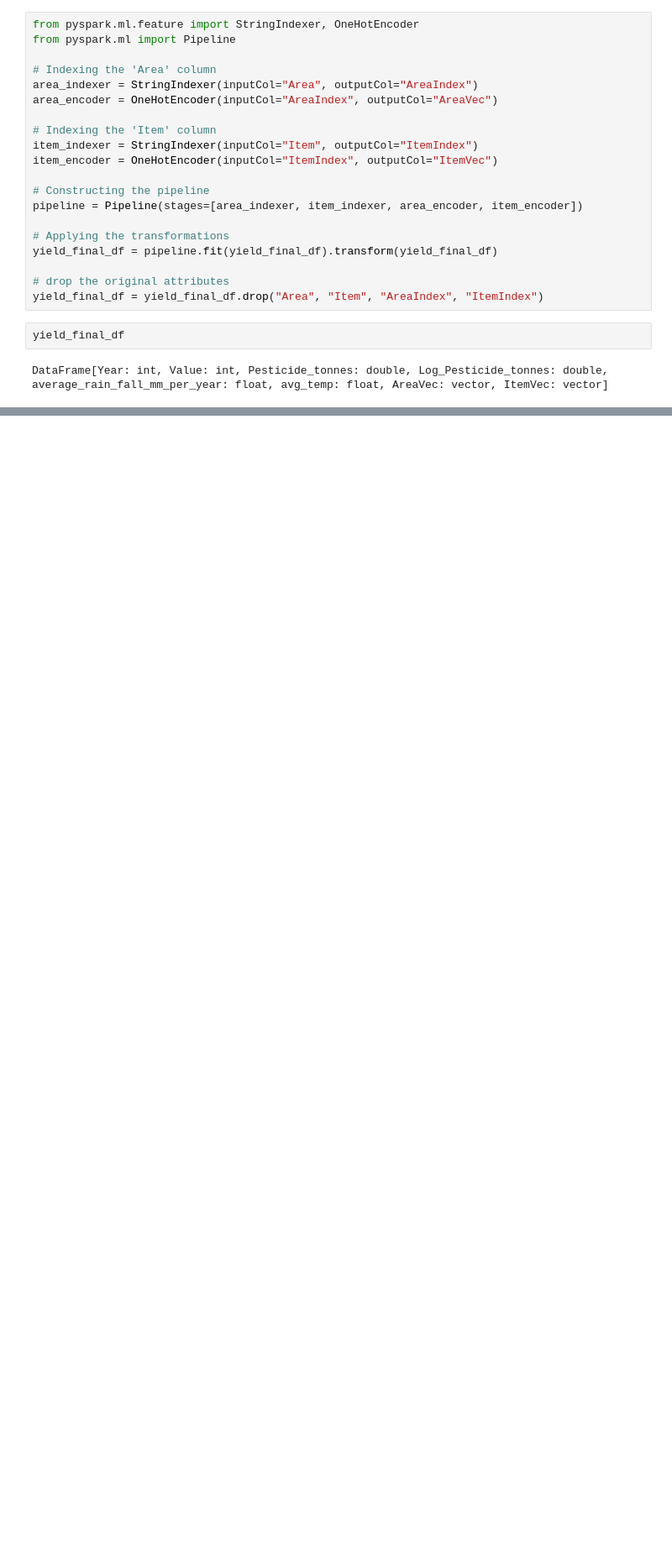
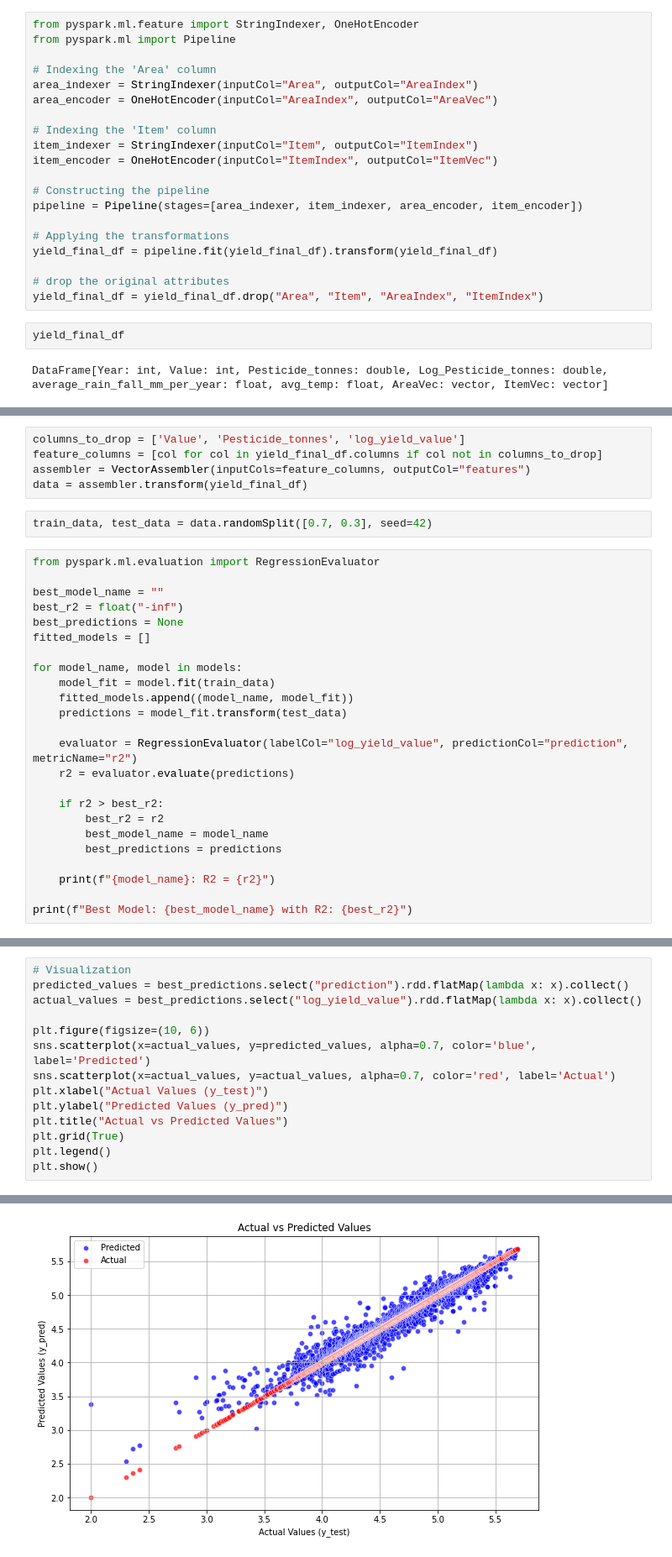
Before and after one commit to TuanyuZhou/Iteration4, a Jupyter notebook: Iteration4.ipynb, the cells around one changed output, grey strips where cells are left out. Shown: that part at 84% size. Drawn from its saved outputs; the diff is of its cells as text; blank space fills up the shorter version.

Commit message:
add data mining

```diff
--- a/Iteration4.ipynb
+++ b/Iteration4.ipynb
@@ -261,0 +323,31 @@ DataFrame[Value: int, Pesticide_tonnes: double, Log_Pesticide_tonnes: double, av
+# %%
+columns_to_drop = ['Value', 'Pesticide_tonnes', 'log_yield_value']
+feature_columns = [col for col in yield_final_df.columns if col not in columns_to_drop]
+assembler = VectorAssembler(inputCols=feature_columns, outputCol="features")
+data = assembler.transform(yield_final_df)
+# %%
+train_data, test_data = data.randomSplit([0.7, 0.3], seed=42)
+# %%
+from pyspark.ml.evaluation import RegressionEvaluator
+
+best_model_name = ""
+best_r2 = float("-inf")
+best_predictions = None
+fitted_models = []
+
+for model_name, model in models:
+    model_fit = model.fit(train_data)
+    fitted_models.append((model_name, model_fit))
+    predictions = model_fit.transform(test_data)
+
+    evaluator = RegressionEvaluator(labelCol="log_yield_value", predictionCol="prediction", metricName="r2")
+    r2 = evaluator.evaluate(predictions)
+
+    if r2 > best_r2:
+        best_r2 = r2
+        best_model_name = model_name
+        best_predictions = predictions
+
+    print(f"{model_name}: R2 = {r2}")
+
+print(f"Best Model: {best_model_name} with R2: {best_r2}")
@@ -261,0 +391,15 @@ DataFrame[Value: int, Pesticide_tonnes: double, Log_Pesticide_tonnes: double, av
+# %%
+# Visualization
+predicted_values = best_predictions.select("prediction").rdd.flatMap(lambda x: x).collect()
+actual_values = best_predictions.select("log_yield_value").rdd.flatMap(lambda x: x).collect()
+
+plt.figure(figsize=(10, 6))
+sns.scatterplot(x=actual_values, y=predicted_values, alpha=0.7, color='blue', label='Predicted')
+sns.scatterplot(x=actual_values, y=actual_values, alpha=0.7, color='red', label='Actual')
+plt.xlabel("Actual Values (y_test)")
+plt.ylabel("Predicted Values (y_pred)")
+plt.title("Actual vs Predicted Values")
+plt.grid(True)
+plt.legend()
+plt.show()
+# %% [output]
@@ -261,0 +407 @@ DataFrame[Value: int, Pesticide_tonnes: double, Log_Pesticide_tonnes: double, av
+[figure, added]
```
Also changed, not shown: parts of 36 cells of this notebook.
